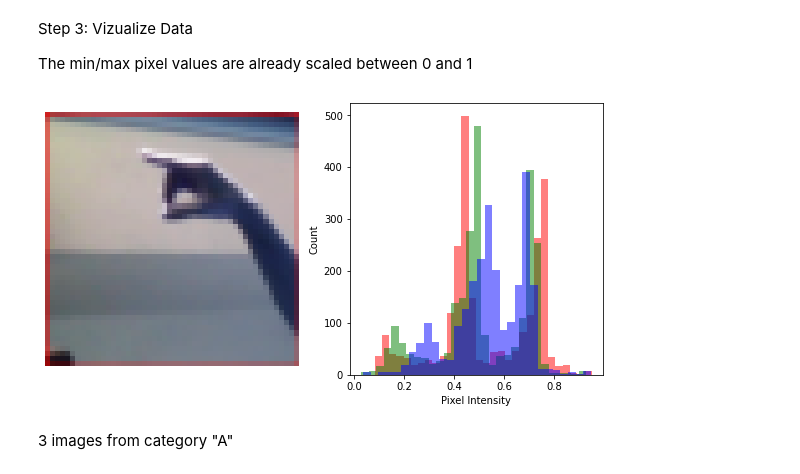
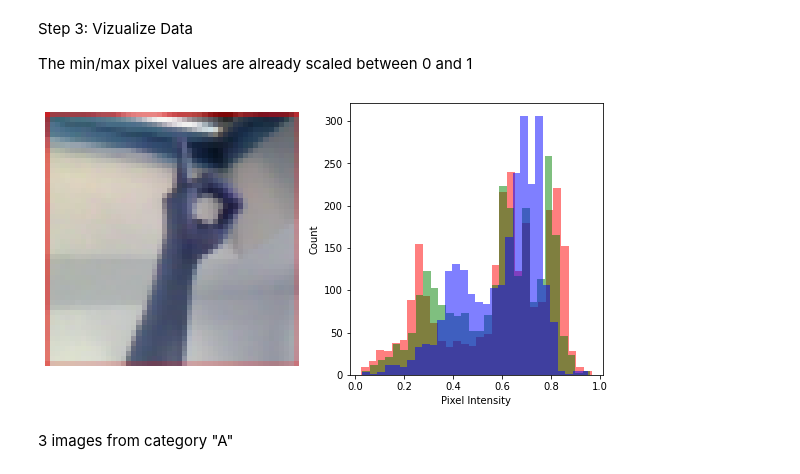
Before and after one commit to sthiruvallur/w251-final-project, a Jupyter notebook: Cloud/Models/VGG16/training_notebook.ipynb, the cells around one changed output. Drawn from its saved outputs; the diff is of its cells as text; code cells hidden in the pictures.

```diff
--- a/Cloud/Models/VGG16/training_notebook.ipynb
+++ b/Cloud/Models/VGG16/training_notebook.ipynb
@@ -272,5 +258,5 @@ savez_compressed(path + "y_testHot" + ".npz", y_testHot=y_testHot)
 # %%
-path = '/content/drive/My Drive/Berkeley_MIDS/w251/final_project/data/processed/29_labels'
+path = '/content/drive/My Drive/Berkeley_MIDS/w251/final_project/data/processed/29_labels/'
 # %%
 from datetime import datetime
 
@@ -349,22 +327,22 @@ The min/max pixel values are already scaled between 0 and 1
 # %%
 def plotHistogram(a):
     """
     Plot histogram of RGB Pixel Intensities
     """
     plt.figure(figsize=(10,5))
     plt.subplot(1,2,1)
     plt.imshow(a)
     plt.axis('off')
     histo = plt.subplot(1,2,2)
     histo.set_ylabel('Count')
     histo.set_xlabel('Pixel Intensity')
     n_bins = 30
     plt.hist(a[:,:,0].flatten(), bins= n_bins, lw = 0, color='r', alpha=0.5);
     plt.hist(a[:,:,1].flatten(), bins= n_bins, lw = 0, color='g', alpha=0.5);
     plt.hist(a[:,:,2].flatten(), bins= n_bins, lw = 0, color='b', alpha=0.5);
-plotHistogram(X_train[1])
+plotHistogram(X_train[5])
 # %% [output]
-[figure, old version]
+[figure, new version]
 # %% [markdown]
 3 images from category "A"
 # %%
```
Also changed, not shown: parts of 33 cells of this notebook, 1 other file.
